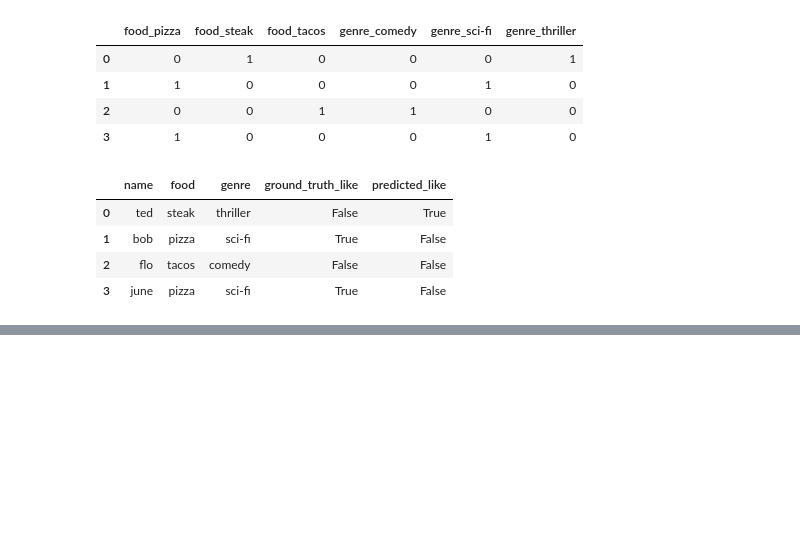
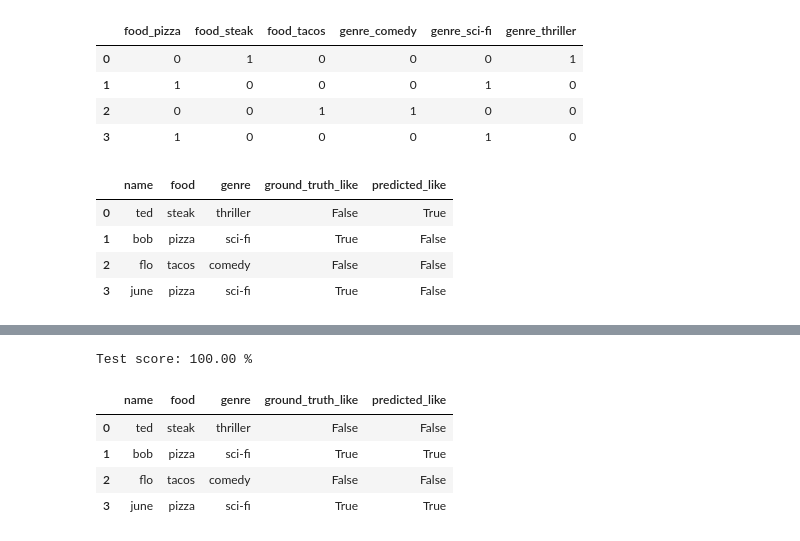
Before and after one commit to SuperCowPowers/scp-labs, a Jupyter notebook: notebooks/Categorical_Encoding_Dangers.ipynb, the cells around one changed output, grey strips where cells are left out. Cells and saved outputs as stored; diff of their text form; code cells hidden in the pictures; blank space fills up the shorter version.

```diff
--- a/notebooks/Categorical_Encoding_Dangers.ipynb
+++ b/notebooks/Categorical_Encoding_Dangers.ipynb
@@ -139,13 +134,13 @@ Alright our **extensive** feature analysis shows that if you like Science Fictio
 
 But before we start spending all our new, well earned, money lets try out are model on some new data, because we want to make sure it works before buying that set of faberge eggs!
 # %%
-# We grab some new data (that wasn't part of the training set)
+# Now we grab some new data to do predictions (data that wasn't part of the training set)
 names = ['ted', 'bob', 'flo', 'june']
 fav_food = ['steak','pizza', 'tacos', 'pizza']
 fav_genre = ['thriller', 'sci-fi', 'comedy', 'sci-fi']
 like_app = [False, True, False, True]
-new_df = pd.DataFrame({'name':names, 'food':fav_food, 'genre':fav_genre, 'ground_truth_like':like_app})
-new_df.head(10)
+predict_df = pd.DataFrame({'name':names, 'food':fav_food, 'genre':fav_genre, 'ground_truth_like':like_app})
+predict_df.head(10)
 # %% [output]
 |  | name | food | genre | ground_truth_like |
 | 0 | ted | steak | thriller | False |
@@ -160,9 +155,9 @@ new_df.head(10)
 Our feature analysis told us that people who like pizza and sci-fi will like our app. In fact, we can **SEE** that in the small dataset above. So lets run our model prediction, claim our victory and go buy some eggs!
 # %%
 # We'll do the same conversions we did above when we trained the model
-X = new_df[['food', 'genre']]
-X = pd.get_dummies(X)
-X
+X_test = predict_df[['food', 'genre']]
+X_test = pd.get_dummies(X_test)
+X_test
 # %% [output]
 |  | food_pizza | food_steak | food_tacos | genre_comedy | genre_sci-fi | genre_thriller |
 | 0 | 0 | 1 | 0 | 0 | 0 | 1 |
@@ -171,12 +166,9 @@ X
 | 3 | 1 | 0 | 0 | 0 | 1 | 0 |
 # %%
 # Alright that looks good, lets get predictions from our awesome model!
-predictions = []
-for index, row in X.iterrows():
-    pred = awesome_model.predict([row])[0]
-    predictions.append(pred)
-new_df['predicted_like'] = predictions
-new_df.head()
+y_predict = awesome_model.predict(X_test)
+predict_df['predicted_like'] = y_predict
+predict_df.head()
 # %% [output]
 |  | name | food | genre | ground_truth_like | predicted_like |
 | 0 | ted | steak | thriller | False | True |
@@ -222,0 +240,31 @@ df['']
+# %%
+# Now we 'reverse' the process for Prediction
+
+# Deserialize model and cat dtypes
+awesome_model = joblib.load('awesome.pkl')
+food_type = joblib.load('food_type.pkl')
+genre_type = joblib.load('genre_type.pkl')
+
+# Convert columns for our new data used for predictions
+predict_df['food'] = predict_df['food'].astype(food_type)
+predict_df['genre'] = predict_df['genre'].astype(genre_type)
+
+# Prepare data for input into the prediction model
+X_test = pd.get_dummies(predict_df[['food', 'genre']])
+y_test = predict_df['ground_truth_like']
+
+# Calculate the accuracy of predictions
+score = awesome_model.score(X_test, y_test)
+print("Test score: {0:.2f} %".format(100 * score))
+
+# Now let just push this back onto our dataframe to visually inspect
+y_predict = awesome_model.predict(X_test)
+predict_df['predicted_like'] = y_predict
+predict_df.head()
+# %% [output]
+Test score: 100.00 %
+|  | name | food | genre | ground_truth_like | predicted_like |
+| 0 | ted | steak | thriller | False | False |
+| 1 | bob | pizza | sci-fi | True | True |
+| 2 | flo | tacos | comedy | False | False |
+| 3 | june | pizza | sci-fi | True | True |
```
Also changed, not shown: parts of 9 cells of this notebook.
